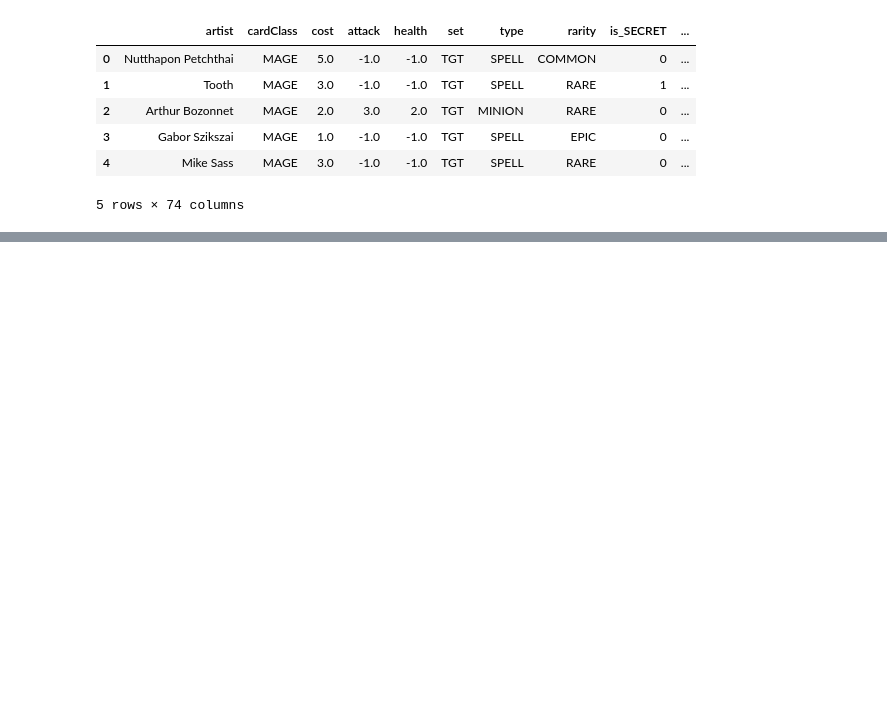
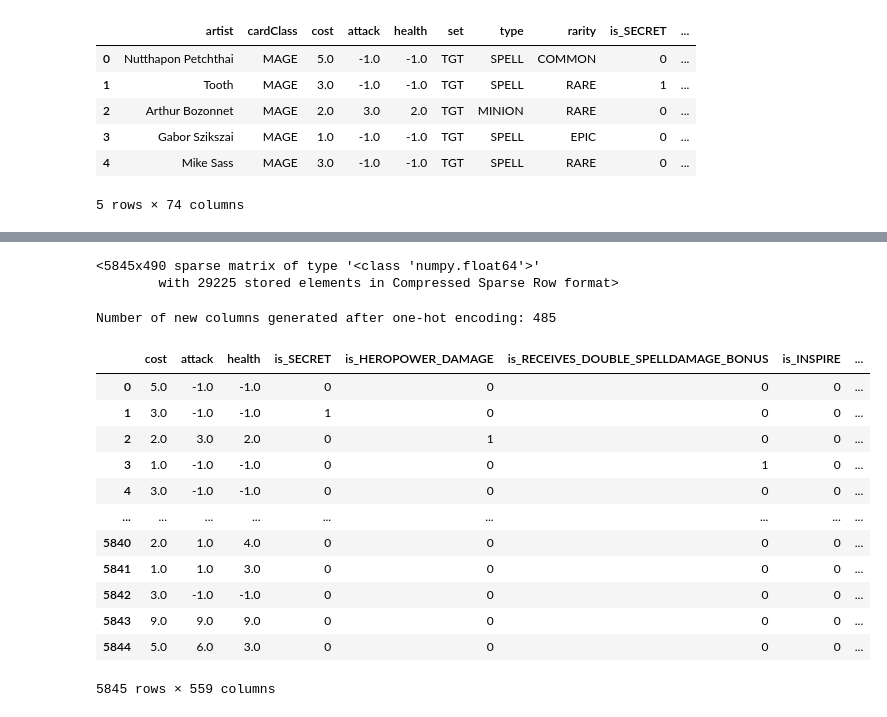
Before and after one commit to OOOssscccaaarrr/miashs24cpm2, a Jupyter notebook: DataSet HS.ipynb, the cells around one changed output, grey strips where cells are left out. Drawn from its saved outputs; the diff is of its cells as text; code cells hidden in the pictures; blank space fills up the shorter version.

```diff
--- a/DataSet HS.ipynb
+++ b/DataSet HS.ipynb
@@ -221,0 +264,28 @@ MK61.head()
+# %%
+one_hot_encoded_X
+# %% [output]
+<5845x490 sparse matrix of type '<class 'numpy.float64'>'
+        with 29225 stored elements in Compressed Sparse Row format>
+# %%
+categorical_cols = df.select_dtypes(include=['object']).columns
+df_encoded = pd.get_dummies(df, columns=categorical_cols)
+
+print("Number of new columns generated after one-hot encoding:", df_encoded.shape[1] - df.shape[1])
+# %% [output]
+Number of new columns generated after one-hot encoding: 485
+# %%
+df_encoded
+# %% [output]
+|  | cost | attack | health | is_SECRET | is_HEROPOWER_DAMAGE | is_RECEIVES_DOUBLE_SPELLDAMAGE_BONUS | is_INSPIRE | ... |
+| 0 | 5.0 | -1.0 | -1.0 | 0 | 0 | 0 | 0 | ... |
+| 1 | 3.0 | -1.0 | -1.0 | 1 | 0 | 0 | 0 | ... |
+| 2 | 2.0 | 3.0 | 2.0 | 0 | 1 | 0 | 0 | ... |
+| 3 | 1.0 | -1.0 | -1.0 | 0 | 0 | 1 | 0 | ... |
+| 4 | 3.0 | -1.0 | -1.0 | 0 | 0 | 0 | 0 | ... |
+| ... | ... | ... | ... | ... | ... | ... | ... | ... |
+| 5840 | 2.0 | 1.0 | 4.0 | 0 | 0 | 0 | 0 | ... |
+| 5841 | 1.0 | 1.0 | 3.0 | 0 | 0 | 0 | 0 | ... |
+| 5842 | 3.0 | -1.0 | -1.0 | 0 | 0 | 0 | 0 | ... |
+| 5843 | 9.0 | 9.0 | 9.0 | 0 | 0 | 0 | 0 | ... |
+| 5844 | 5.0 | 6.0 | 3.0 | 0 | 0 | 0 | 0 | ... |
+5845 rows × 559 columns
```
Also changed, not shown: parts of 15 cells of this notebook.
